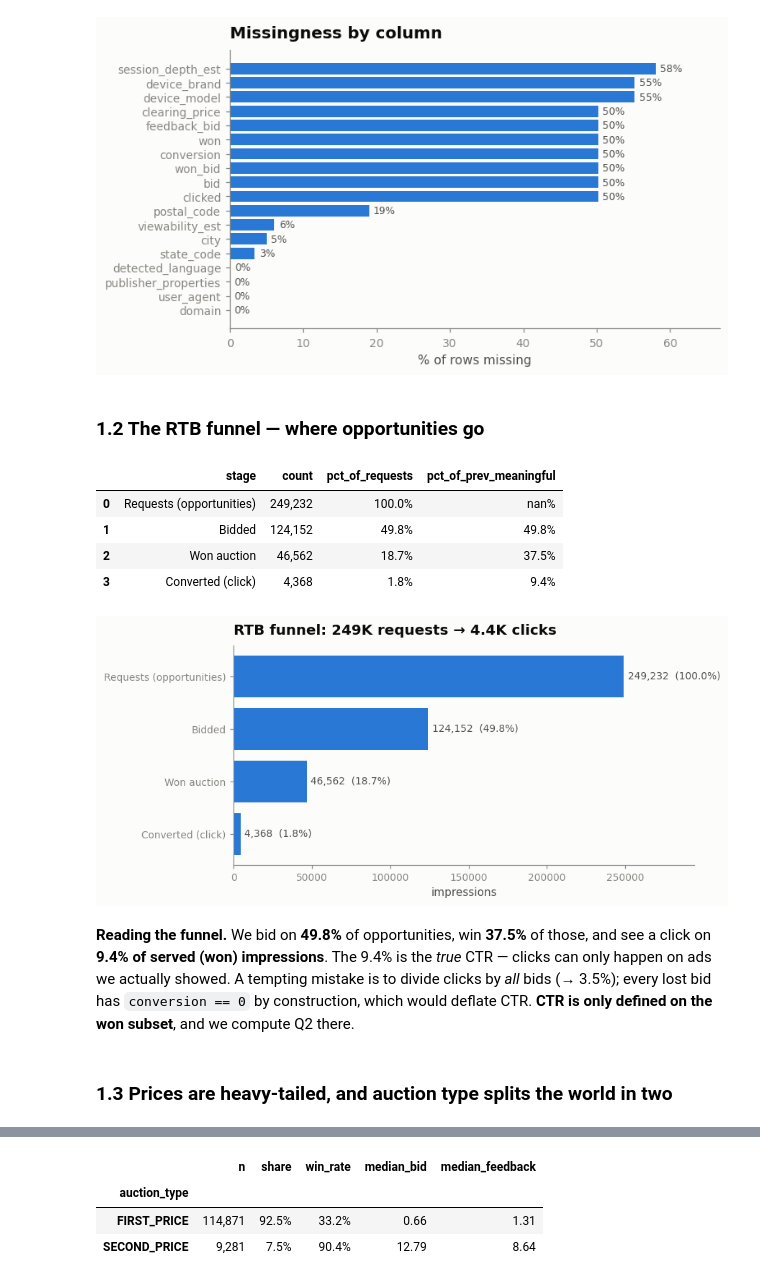
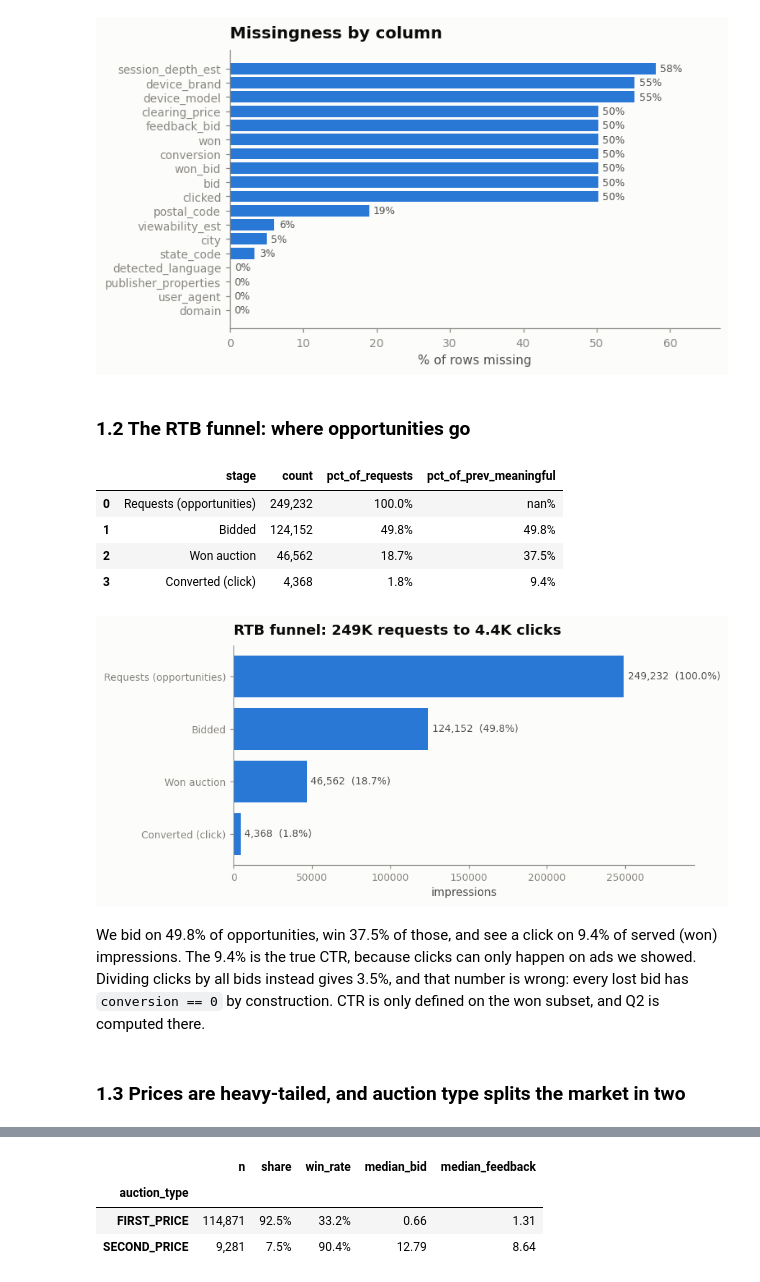
Before and after one commit to eforus-overseer/bid-whisperer, a Jupyter notebook: notebooks/analysis.ipynb, the cells around one changed output, grey strips where cells are left out. Saved outputs shown, nothing was run; the diff lists cells and outputs as text; code cells hidden in the pictures.

```diff
--- a/notebooks/analysis.ipynb
+++ b/notebooks/analysis.ipynb
@@ -129,37 +135,36 @@ save(fig, "q1_missingness.png"); plt.show()
 # %% [output]
 [figure]
 # %% [markdown]
-### 1.2 The RTB funnel — where opportunities go
+### 1.2 The RTB funnel: where opportunities go
 # %%
 funnel = pf.funnel(df)
 display(funnel.style.format({"count":"{:,.0f}","pct_of_requests":"{:.1%}","pct_of_prev_meaningful":"{:.1%}"}))
 
 stages = funnel["stage"].tolist(); counts = funnel["count"].tolist()
 fig, ax = plt.subplots(figsize=(7.5,3.6))
 bars = ax.barh(range(len(stages)), counts, color=[vs.CATEGORICAL[0]]+[vs.SEQUENTIAL]*3)
 ax.set_yticks(range(len(stages))); ax.set_yticklabels(stages); ax.invert_yaxis()
 for i,(c,b) in enumerate(zip(counts,bars)):
     pct = c/counts[0]
     ax.text(c+2500, i, f"{c:,}  ({pct:.1%})", va="center", fontsize=9, color=vs.INK_SECONDARY)
-vs.despine_labels(ax, "RTB funnel: 249K requests → 4.4K clicks", "impressions", None)
+vs.despine_labels(ax, "RTB funnel: 249K requests to 4.4K clicks", "impressions", None)
 ax.set_xlim(0, counts[0]*1.18); ax.grid(False)
 save(fig, "q1_funnel.png"); plt.show()
 # %% [output]
 |  | stage | count | pct_of_requests | pct_of_prev_meaningful |
 | 0 | Requests (opportunities) | 249,232 | 100.0% | nan% |
 | 1 | Bidded | 124,152 | 49.8% | 49.8% |
 | 2 | Won auction | 46,562 | 18.7% | 37.5% |
 | 3 | Converted (click) | 4,368 | 1.8% | 9.4% |
-[figure, old version]
+[figure, new version]
 # %% [markdown]
-**Reading the funnel.** We bid on **49.8%** of opportunities, win **37.5%** of
-those, and see a click on **9.4% of served (won) impressions**. The 9.4% is the
-*true* CTR — clicks can only happen on ads we actually showed. A tempting mistake is
-to divide clicks by *all* bids (→ 3.5%); every lost bid has `conversion == 0` by
-construction, which would deflate CTR. **CTR is only defined on the won subset**, and
-we compute Q2 there.
+We bid on 49.8% of opportunities, win 37.5% of those, and see a click on 9.4% of
+served (won) impressions. The 9.4% is the true CTR, because clicks can only happen
+on ads we showed. Dividing clicks by all bids instead gives 3.5%, and that number is
+wrong: every lost bid has `conversion == 0` by construction. CTR is only defined on
+the won subset, and Q2 is computed there.
 # %% [markdown]
-### 1.3 Prices are heavy-tailed, and auction type splits the world in two
+### 1.3 Prices are heavy-tailed, and auction type splits the market in two
 # %%
 bidded = dl.bidded_frame(df)
 display(pf.numeric_summary(bidded, ["bid","feedback_bid"]))
```
Also changed, not shown: parts of 66 cells of this notebook, 53 other files.
